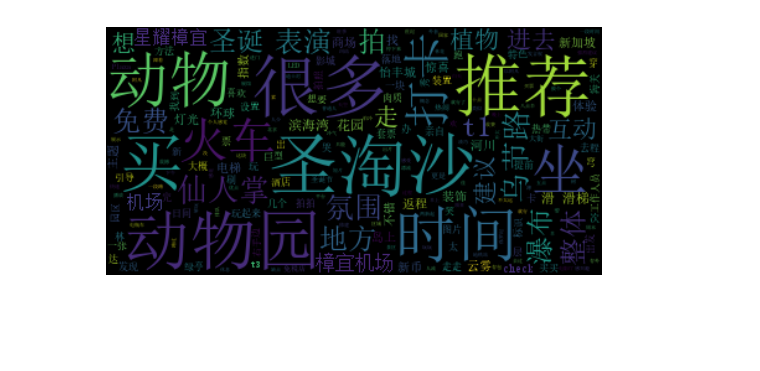
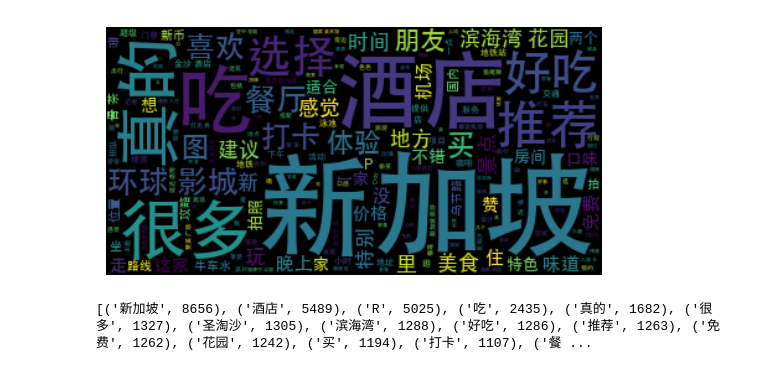
Before and after one commit to DaisioSK/NUS-TIC4902B, a Jupyter notebook: xhs_cleaning.ipynb, the cells around one changed output. Saved outputs shown, nothing was run; the diff lists cells and outputs as text; code cells hidden in the pictures; blank space fills up the shorter version.

```diff
--- a/xhs_cleaning.ipynb
+++ b/xhs_cleaning.ipynb
@@ -71,0 +101,3 @@ df user shape: (2686, 10)
+# %%
+df_cmt = df_cmt[df_cmt['content'] != 'NaN'].reset_index()
+df_cmt['content']
@@ -72,8 +117,9 @@ df user shape: (2686, 10)
 # %%
 # 应用清洗函数
-df_cmt_sample['cleaned_content'] = df_cmt_sample['content'].apply(clean_text)
+df_cmt['content'] = df_cmt['content'].apply(str)
+df_cmt['cleaned_content'] = df_cmt['content'].apply(clean_text)
 
 # 查看清洗后的结果
-print(df_cmt_sample['content'])
-print(df_cmt_sample['cleaned_content'])
+print(df_cmt['content'])
+print(df_cmt['cleaned_content'])
 # %% [output]
@@ -97,17 +143,17 @@ See the caveats in the documentation: https://pandas.pydata.org/pandas-docs/stab
 # %%
 
 # 分词
-df_cmt_sample['cleaned_content'] = df_cmt_sample['cleaned_content'].apply(lambda x: ' '.join(jieba.cut(x)))
+df_cmt['cleaned_content'] = df_cmt['cleaned_content'].apply(lambda x: ' '.join(jieba.cut(x)))
 
 # 加载停用词表并去除停用词
 # from github https://github.com/stopwords-iso/stopwords-zh
 stopwords_mannual = [line.strip() for line in open('src/stopwords-zh.txt', encoding='UTF-8').readlines()]
-df_cmt_sample['cleaned_content'] = df_cmt_sample['cleaned_content'].apply(lambda x: ' '.join(word for word in x.split() if word not in stopwords_mannual))
+df_cmt['cleaned_content'] = df_cmt['cleaned_content'].apply(lambda x: ' '.join(word for word in x.split() if word not in stopwords_mannual))
 
 # from nltk
 nltk.download('stopwords')
 stopwords_cn_list = stopwords.words('chinese')
-df_cmt_sample['cleaned_content'] = df_cmt_sample['cleaned_content'].apply(lambda x: ' '.join(word for word in x.split() if word not in stopwords_cn_list))
+df_cmt['cleaned_content'] = df_cmt['cleaned_content'].apply(lambda x: ' '.join(word for word in x.split() if word not in stopwords_cn_list))
 
-df_cmt_sample['cleaned_content']
+df_cmt['cleaned_content']
 # %% [output]
@@ -137,0 +175,8 @@ Name: cleaned_content, dtype: object
+# %%
+# remove null
+df_cmt = df_cmt.dropna(subset=['cleaned_content'])
+df_cmt = df_cmt[df_cmt['content'] != 'nan']
+df_cmt = df_cmt[df_cmt['content'] != 'NaN']
+df_cmt = df_cmt.reset_index()
+
+df_cmt['cleaned_content']
@@ -138,14 +196,23 @@ Name: cleaned_content, dtype: object
 # %%
-from wordcloud import WordCloud
-import matplotlib.pyplot as plt
-
 # 生成词云
-text = ' '.join(df_cmt_sample['cleaned_content'])
+text = ' '.join(df_cmt['cleaned_content'])
 wordcloud = WordCloud(font_path=FONT_PATH).generate(text)
 
 # 显示词云
 plt.imshow(wordcloud, interpolation='bilinear')
 plt.axis("off")
 plt.show()
 # %% [output]
-[figure, old version]
+[figure, new version]
+# %%
+from collections import Counter
+
+# 假设'cleaned_content'是清洗后的文本数据
+words = ' '.join(df_cmt['cleaned_content']).split()
+word_counts = Counter(words)
+
+# 获取最常见的词汇
+common_words = word_counts.most_common(20)
+print(common_words)
+# %% [output]
+[('新加坡', 8656), ('酒店', 5489), ('R', 5025), ('吃', 2435), ('真的', 1682), ('很多', 1327), ('圣淘沙', 1305), ('滨海湾', 1288), ('好吃', 1286), ('推荐', 1263), ('免费', 1262), ('花园', 1242), ('买', 1194), ('打卡', 1107), ('餐 ...
```
Also changed, not shown: parts of 10 cells of this notebook, 2 other files.
